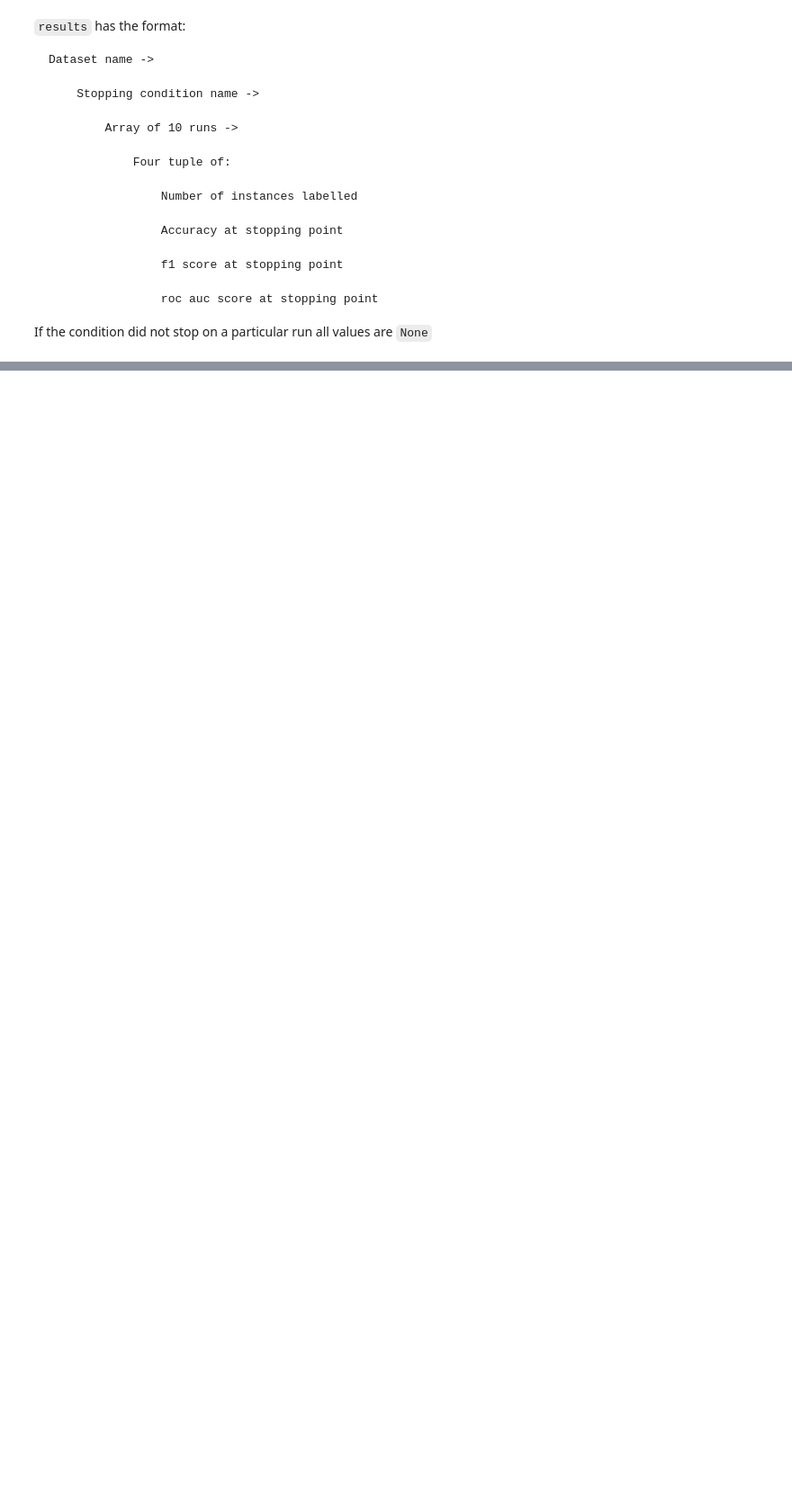
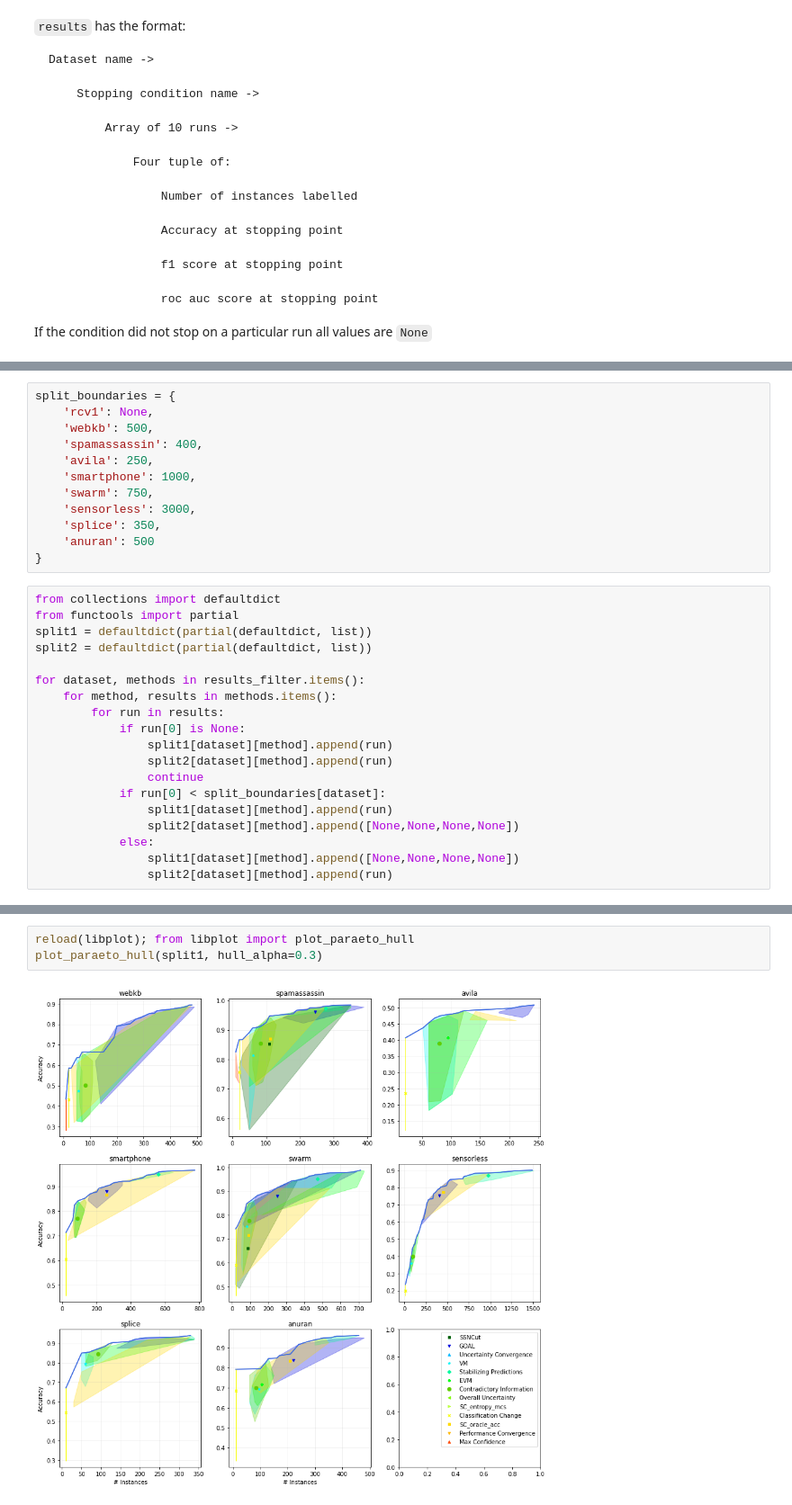
Before and after one commit to zacps/al-stopping-conditions, a Jupyter notebook: pareto_plots_svm.ipynb, the cells around one changed output, grey strips where cells are left out. Shown at 90% size. Saved outputs shown, nothing was run; the diff lists cells and outputs as text; blank space fills up the shorter version.

```diff
--- a/pareto_plots_svm.ipynb
+++ b/pareto_plots_svm.ipynb
@@ -80,0 +112,31 @@ plot_paraeto_hull(results_filter)
+# %%
+split_boundaries = {
+    'rcv1': None,
+    'webkb': 500,
+    'spamassassin': 400,
+    'avila': 250,
+    'smartphone': 1000,
+    'swarm': 750,
+    'sensorless': 3000,
+    'splice': 350,
+    'anuran': 500
+}
+# %%
+from collections import defaultdict
+from functools import partial
+split1 = defaultdict(partial(defaultdict, list))
+split2 = defaultdict(partial(defaultdict, list))
+
+for dataset, methods in results_filter.items():
+    for method, results in methods.items():
+        for run in results:
+            if run[0] is None:
+                split1[dataset][method].append(run)
+                split2[dataset][method].append(run)
+                continue
+            if run[0] < split_boundaries[dataset]:
+                split1[dataset][method].append(run)
+                split2[dataset][method].append([None,None,None,None])
+            else:
+                split1[dataset][method].append([None,None,None,None])
+                split2[dataset][method].append(run)
@@ -80,0 +145,5 @@ plot_paraeto_hull(results_filter)
+# %%
+reload(libplot); from libplot import plot_paraeto_hull
+plot_paraeto_hull(split1, hull_alpha=0.3)
+# %% [output]
+[figure, added]
```
Also changed, not shown: parts of 22 cells of this notebook, 31 other files.
